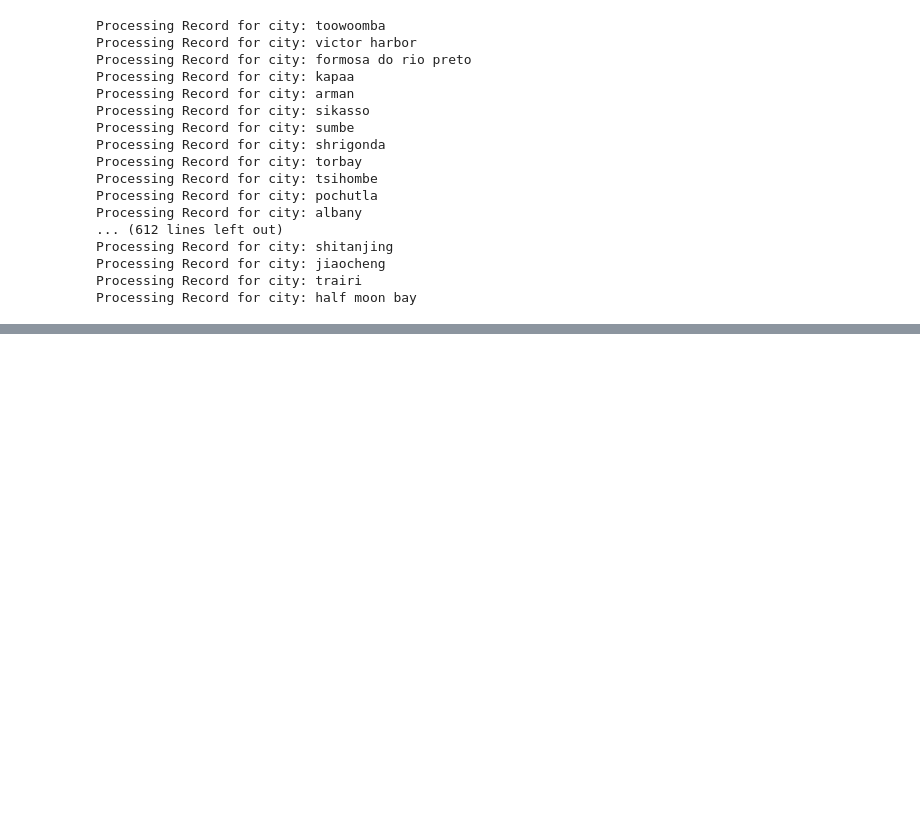
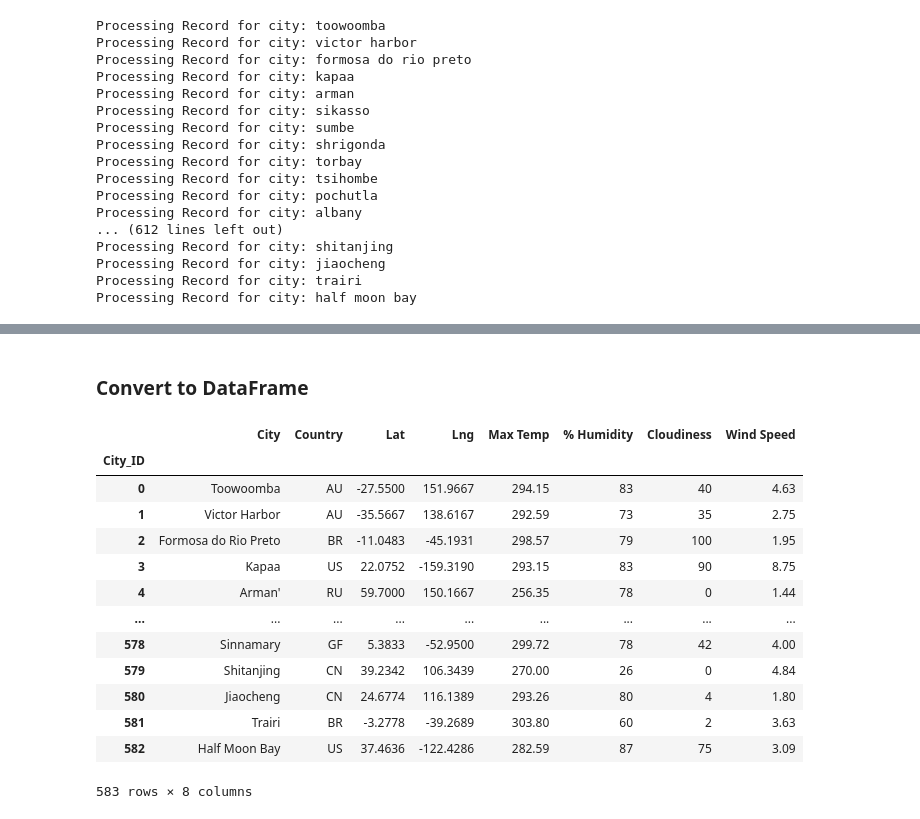
Before and after one commit to Navilongo/Weather-API-analysis, a Jupyter notebook: WeatherPy/WeatherPy.ipynb, the cells around one changed output, grey strips where cells are left out. Cells and saved outputs as stored; diff of their text form; code cells hidden in the pictures; blank space fills up the shorter version.

Commit message:
created data frame with compiled data

```diff
--- a/WeatherPy/WeatherPy.ipynb
+++ b/WeatherPy/WeatherPy.ipynb
@@ -107,3 +119,56 @@ cities_df
+# %% [markdown]
+### Convert to DataFrame
+# %%
+# Create new lists to create dataframe with needed data
+lat = []
+lng = []
+temp = []
+hum = []
+cloud = []
+wind_speed = []
+city_name = []
+country_name = []
+main_url = "http://api.openweathermap.org/data/2.5/weather?"
+query_url = f"{main_url}appid={weather_key}&q="
+
+# Fill new lists
+
+for city in cities:
+    city_data = requests.get(query_url + city).json()
+
+    try:
+        city_name.append(city_data['name'])
+        country_name.append(city_data['sys']['country'])
+        lat.append(city_data['coord']['lat'])
+        lng.append(city_data['coord']['lon'])
+        temp.append(city_data['main']['temp_max'])
+        hum.append(city_data['main']['humidity'])
+        cloud.append(city_data['clouds']['all'])
+        wind_speed.append(city_data['wind']['speed'])
+
+    except KeyError:
+        pass
+# %%
+# Create data frame with compiled data
+city_data_df = pd.DataFrame({'City': city_name, 'Country': country_name, 'Lat': lat, 'Lng': lng, 'Max Temp': temp, '% Humidity': hum,
+                         'Cloudiness': cloud, 'Wind Speed': wind_speed})
+city_data_df.index.name = 'City_ID'
+city_data_df
+# %% [output]
+|  | City | Country | Lat | Lng | Max Temp | % Humidity | Cloudiness | Wind Speed |
+| City_ID |  |  |  |  |  |  |  |  |
+| 0 | Toowoomba | AU | -27.5500 | 151.9667 | 294.15 | 83 | 40 | 4.63 |
+| 1 | Victor Harbor | AU | -35.5667 | 138.6167 | 292.59 | 73 | 35 | 2.75 |
+| 2 | Formosa do Rio Preto | BR | -11.0483 | -45.1931 | 298.57 | 79 | 100 | 1.95 |
+| 3 | Kapaa | US | 22.0752 | -159.3190 | 293.15 | 83 | 90 | 8.75 |
+| 4 | Arman' | RU | 59.7000 | 150.1667 | 256.35 | 78 | 0 | 1.44 |
+| ... | ... | ... | ... | ... | ... | ... | ... | ... |
+| 578 | Sinnamary | GF | 5.3833 | -52.9500 | 299.72 | 78 | 42 | 4.00 |
+| 579 | Shitanjing | CN | 39.2342 | 106.3439 | 270.00 | 26 | 0 | 4.84 |
+| 580 | Jiaocheng | CN | 24.6774 | 116.1389 | 293.26 | 80 | 4 | 1.80 |
+| 581 | Trairi | BR | -3.2778 | -39.2689 | 303.80 | 60 | 2 | 3.63 |
+| 582 | Half Moon Bay | US | 37.4636 | -122.4286 | 282.59 | 87 | 75 | 3.09 |
+583 rows × 8 columns
 # %%
 
 cities.to_csv(".../output_data/cities.csv", encoding="utf-8", index=False)
```
Also changed, not shown: parts of 10 cells of this notebook.
